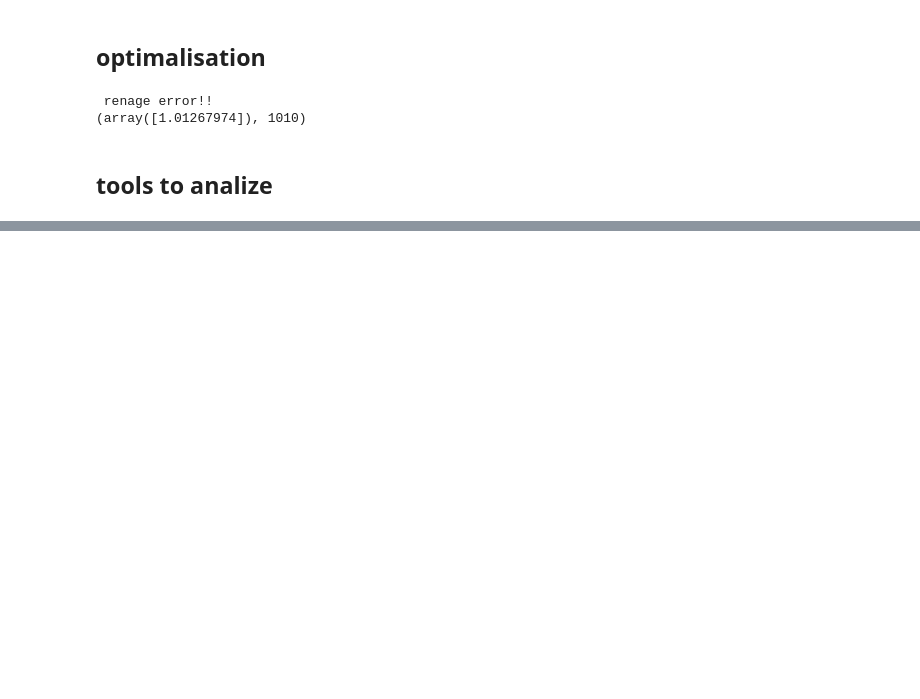
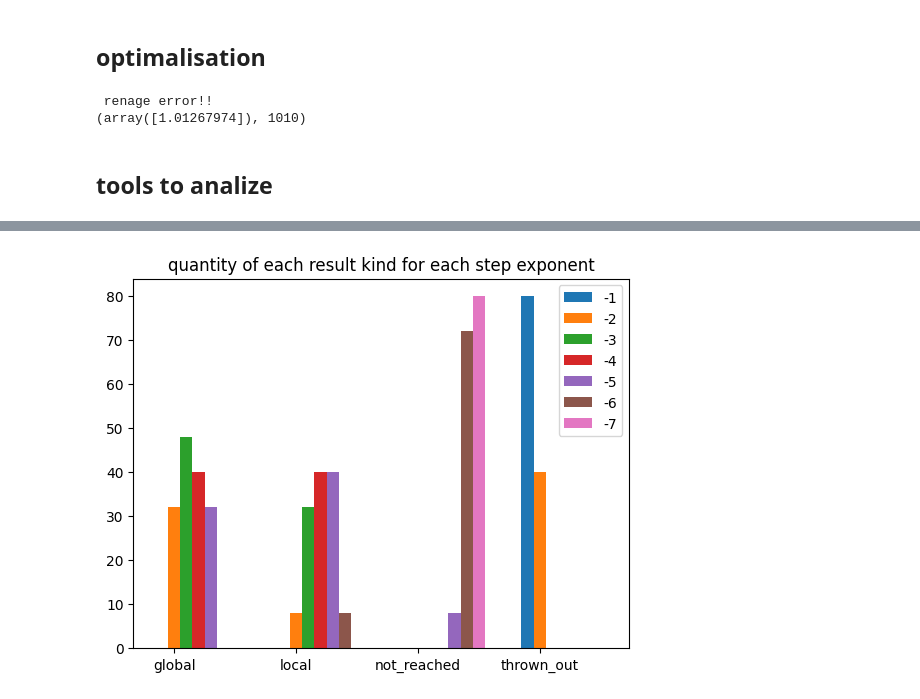
Before and after one commit to wz7475/gradient-descent, a Jupyter notebook: lab1_v2.ipynb, the cells around one changed output, grey strips where cells are left out. Drawn from its saved outputs; the diff is of its cells as text; code cells hidden in the pictures; blank space fills up the shorter version.

```diff
--- a/lab1_v2.ipynb
+++ b/lab1_v2.ipynb
@@ -302,0 +301,4 @@ comparison[10**(-5)]["local"]
+# %%
+plot_general_case_range(-5, 5, 80)
+# %% [output]
+[figure, added]
```
Also changed, not shown: parts of 12 cells of this notebook.
